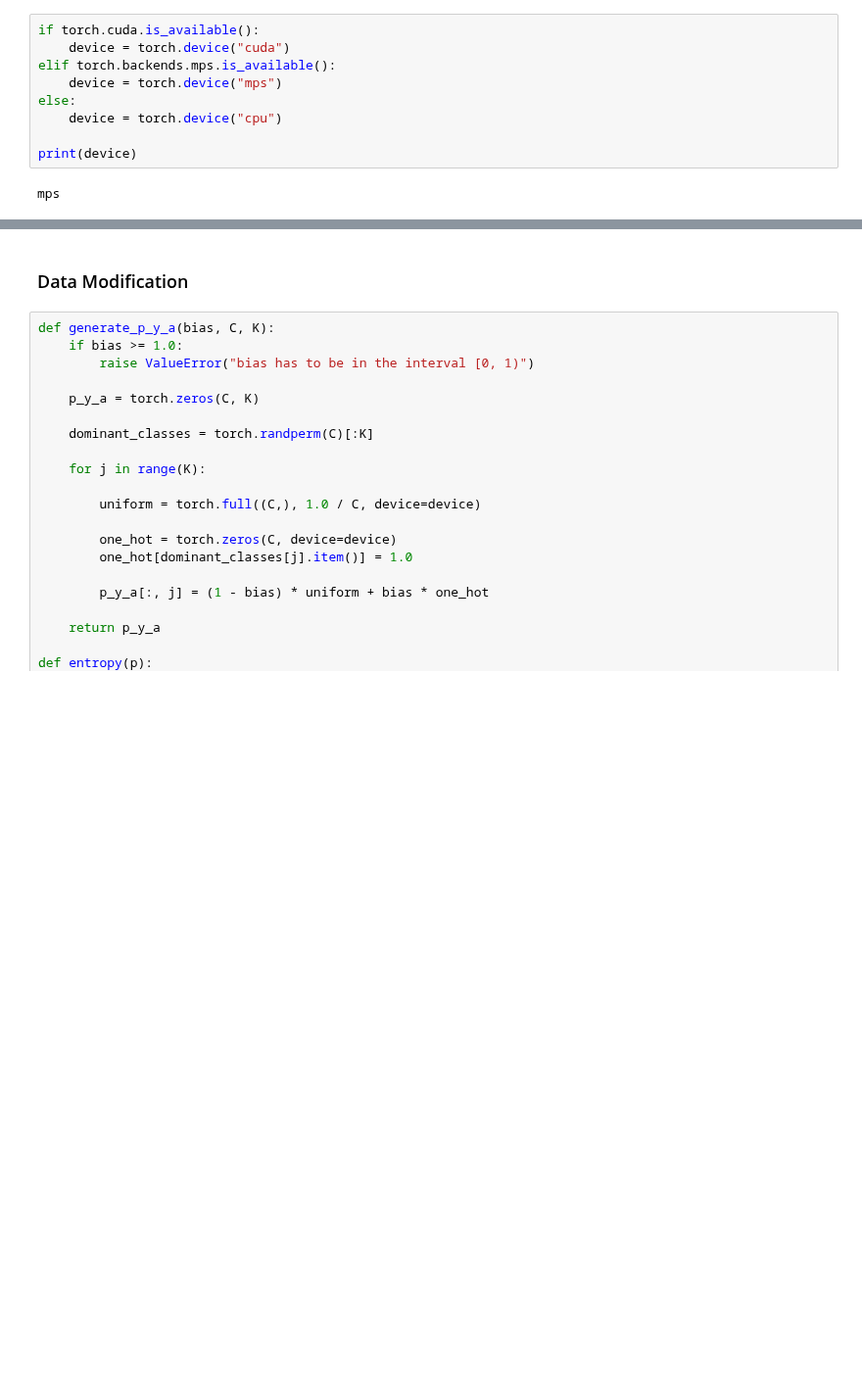
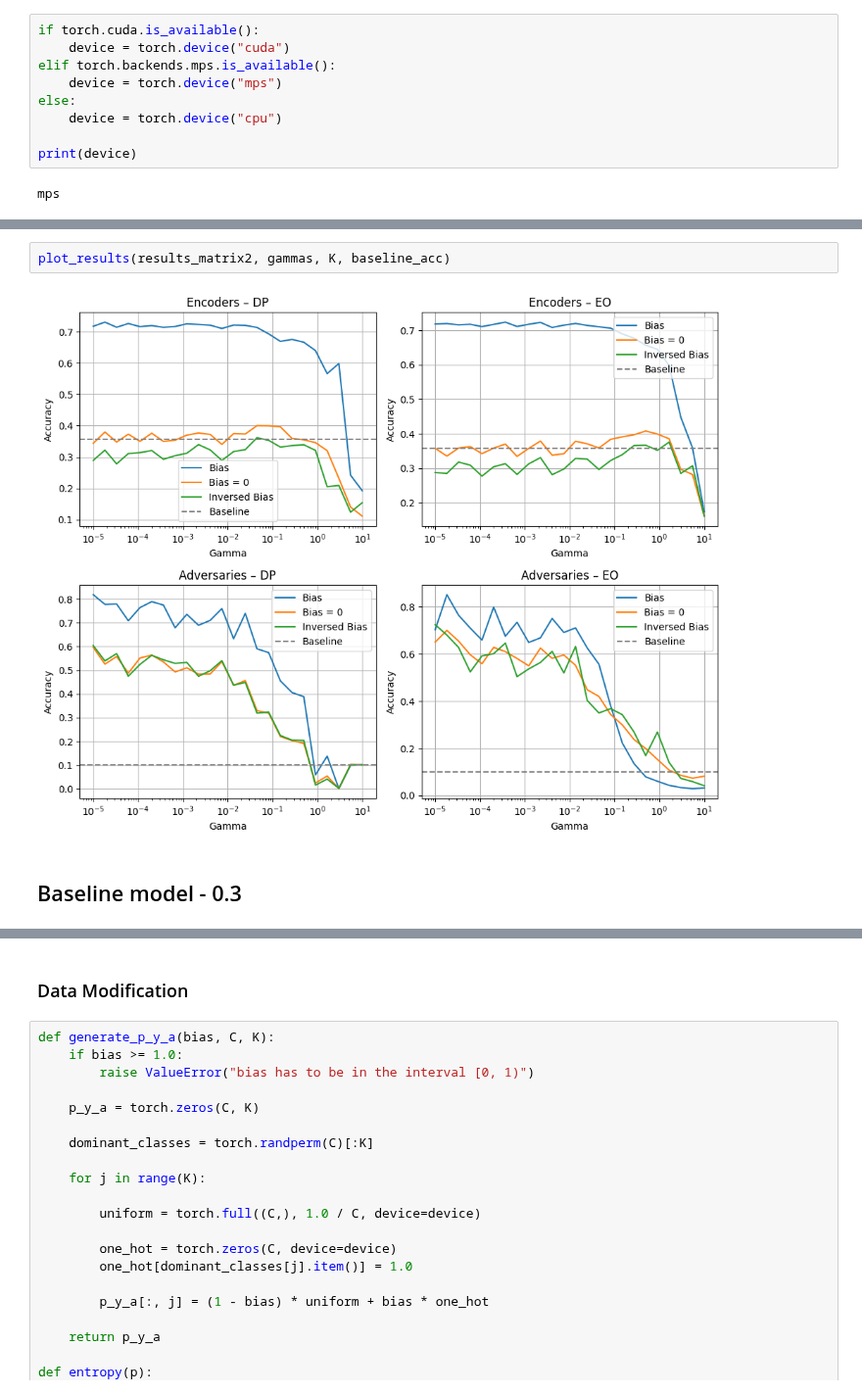
Before and after one commit to Vinschers/LAFTR, a Jupyter notebook: notebooks/LAFTR.ipynb, the cells around one changed output, grey strips where cells are left out. Shown at 98% size. Cells and saved outputs as stored; diff of their text form; blank space fills up the shorter version.

```diff
--- a/notebooks/LAFTR.ipynb
+++ b/notebooks/LAFTR.ipynb
@@ -93,0 +283,6 @@ Trained LAFTR on EO : 6/6.
+# %%
+plot_results(results_matrix2, gammas, K, baseline_acc)
+# %% [output]
+[figure, added]
+# %% [markdown]
+## Baseline model - 0.3
```
Also changed, not shown: parts of 28 cells of this notebook, 4 other files.
